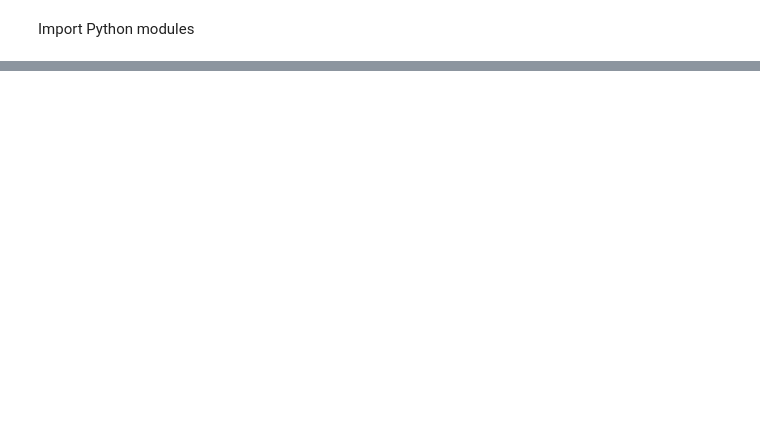
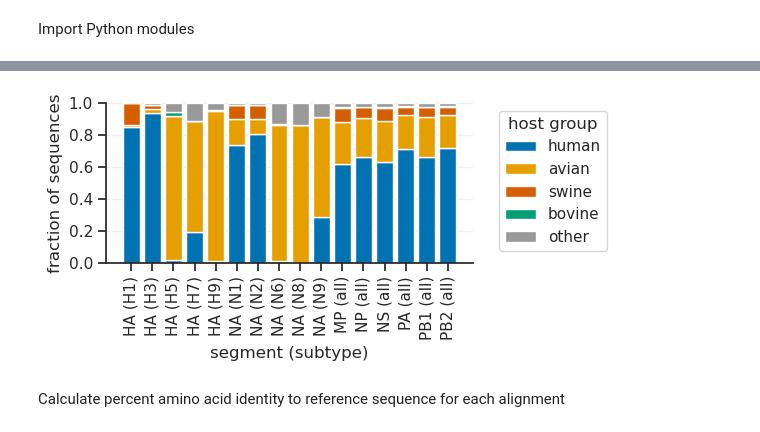
Before and after one commit to matsengrp/flu-usher, a Jupyter notebook: notebooks/analyze_alignments.ipynb, the cells around one changed output, grey strips where cells are left out. Saved outputs shown, nothing was run; the diff lists cells and outputs as text; code cells hidden in the pictures; blank space fills up the shorter version.

```diff
--- a/notebooks/analyze_alignments.ipynb
+++ b/notebooks/analyze_alignments.ipynb
@@ -229,0 +231,50 @@ plt.show()
+# %%
+# Create a stacked bar plot showing host group composition for each segment-subtype
+# Pivot data for stacked bar plot
+pivot_df = host_comp_df.pivot(index='segment_subtype', columns='host_group', values='fraction')
+
+# Order segments: HA first, then NA, then others alphabetically
+unique_segments = pivot_df.index.unique()
+ha_segments = sorted([s for s in unique_segments if s.startswith('HA (')])
+na_segments = sorted([s for s in unique_segments if s.startswith('NA (')])
+other_segments = sorted([s for s in unique_segments if not s.startswith('HA (') and not s.startswith('NA (')])
+segment_order = ha_segments + na_segments + other_segments
+pivot_df = pivot_df.loc[segment_order]
+
+# Define host group order and colors (colorblind-friendly Okabe-Ito palette)
+host_order = ['human', 'avian', 'swine', 'bovine', 'other']
+host_colors = {
+    'human': '#0173B2',    # Blue
+    'avian': '#E69F00',    # Orange
+    'swine': '#D55E00',    # Vermillion
+    'bovine': '#009E73',   # Bluish green
+    'other': '#999999'     # Gray
+}
+
+# Create stacked bar plot
+fig, ax = plt.subplots(figsize=(6,3))
+
+bottom = np.zeros(len(pivot_df))
+for host_group in host_order:
+    if host_group in pivot_df.columns:
+        values = pivot_df[host_group].values
+        ax.bar(range(len(pivot_df)), values, bottom=bottom,
+               label=host_group, color=host_colors[host_group], width=0.8)
+        bottom += values
+
+# Customize plot
+ax.set_xticks(range(len(pivot_df)))
+ax.set_xticklabels(pivot_df.index, rotation=90)
+ax.set_ylabel('fraction of sequences')
+ax.set_xlabel('segment (subtype)')
+ax.set_ylim([0, 1])
+ax.legend(title='host group', bbox_to_anchor=(1.05, 1), loc='upper left')
+ax.yaxis.grid(True, alpha=0.3)
+sns.despine()
+
+plt.tight_layout()
+plt.show()
+# %% [output]
+[figure, added]
+# %% [markdown]
+Calculate percent amino acid identity to reference sequence for each alignment
```
Also changed, not shown: parts of 15 cells of this notebook, 2 other files.
